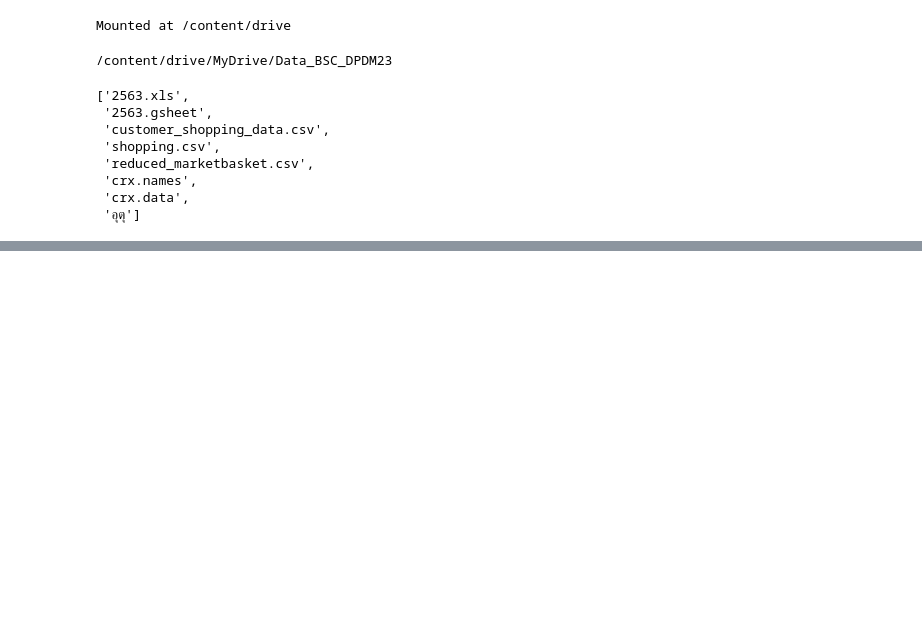
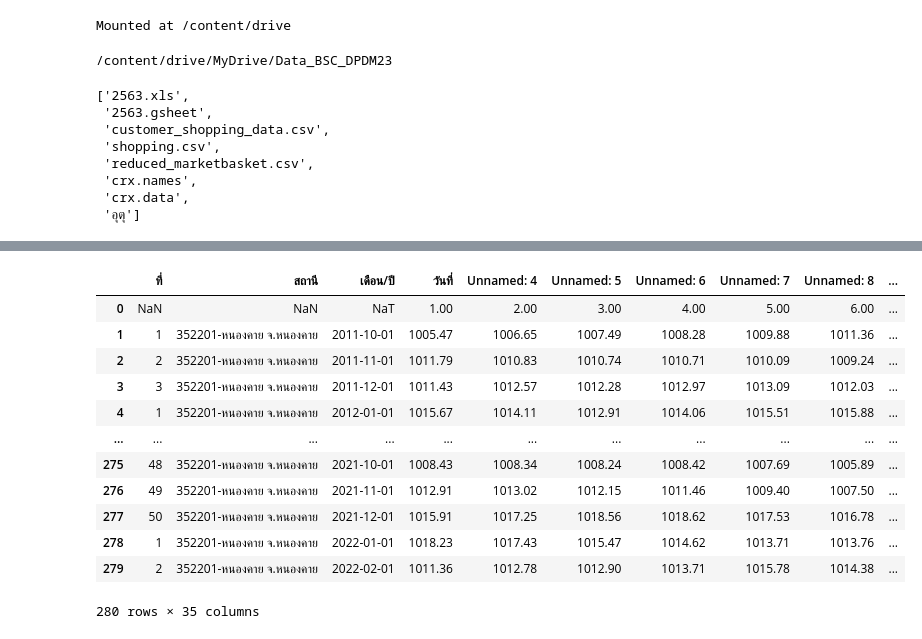
Before and after one commit to Ratchanontt/BSC_DPDM23, a Jupyter notebook: midterm_bscdpdm23.ipynb, the cells around one changed output, grey strips where cells are left out. Drawn from its saved outputs; the diff is of its cells as text; code cells hidden in the pictures; blank space fills up the shorter version.

Commit message:
load data

```diff
--- a/midterm_bscdpdm23.ipynb
+++ b/midterm_bscdpdm23.ipynb
@@ -48,0 +51,28 @@ files
+# %%
+import pandas as pd
+import glob
+
+folder_path = '/content/drive/MyDrive/Data_BSC_DPDM23/อุตุ/ความกด(เปอร์เซ็นต์)'
+excel_files = glob.glob(folder_path + '/*.xlsx')
+all_data = []
+
+for file in excel_files:
+    df = pd.read_excel(file, skiprows=3)
+    all_data.append(df)
+
+combined_df = pd.concat(all_data, ignore_index=True)
+combined_df
+# %% [output]
+|  | ที่ | สถานี | เดือน/ปี | วันที่ | Unnamed: 4 | Unnamed: 5 | Unnamed: 6 | Unnamed: 7 | Unnamed: 8 | ... |
+| 0 | NaN | NaN | NaT | 1.00 | 2.00 | 3.00 | 4.00 | 5.00 | 6.00 | ... |
+| 1 | 1 | 352201-หนองคาย จ.หนองคาย | 2011-10-01 | 1005.47 | 1006.65 | 1007.49 | 1008.28 | 1009.88 | 1011.36 | ... |
+| 2 | 2 | 352201-หนองคาย จ.หนองคาย | 2011-11-01 | 1011.79 | 1010.83 | 1010.74 | 1010.71 | 1010.09 | 1009.24 | ... |
+| 3 | 3 | 352201-หนองคาย จ.หนองคาย | 2011-12-01 | 1011.43 | 1012.57 | 1012.28 | 1012.97 | 1013.09 | 1012.03 | ... |
+| 4 | 1 | 352201-หนองคาย จ.หนองคาย | 2012-01-01 | 1015.67 | 1014.11 | 1012.91 | 1014.06 | 1015.51 | 1015.88 | ... |
+| ... | ... | ... | ... | ... | ... | ... | ... | ... | ... | ... |
+| 275 | 48 | 352201-หนองคาย จ.หนองคาย | 2021-10-01 | 1008.43 | 1008.34 | 1008.24 | 1008.42 | 1007.69 | 1005.89 | ... |
+| 276 | 49 | 352201-หนองคาย จ.หนองคาย | 2021-11-01 | 1012.91 | 1013.02 | 1012.15 | 1011.46 | 1009.40 | 1007.50 | ... |
+| 277 | 50 | 352201-หนองคาย จ.หนองคาย | 2021-12-01 | 1015.91 | 1017.25 | 1018.56 | 1018.62 | 1017.53 | 1016.78 | ... |
+| 278 | 1 | 352201-หนองคาย จ.หนองคาย | 2022-01-01 | 1018.23 | 1017.43 | 1015.47 | 1014.62 | 1013.71 | 1013.76 | ... |
+| 279 | 2 | 352201-หนองคาย จ.หนองคาย | 2022-02-01 | 1011.36 | 1012.78 | 1012.90 | 1013.71 | 1015.78 | 1014.38 | ... |
+280 rows × 35 columns
```
Also changed, not shown: parts of 15 cells of this notebook.
